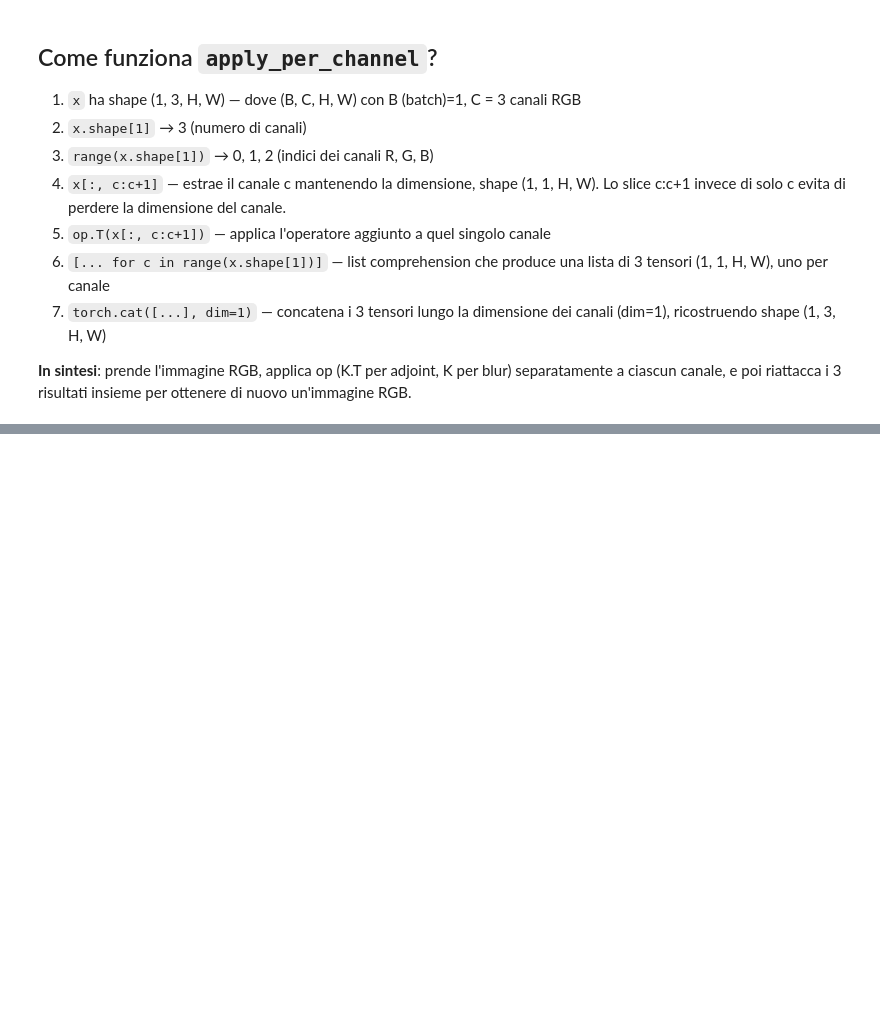
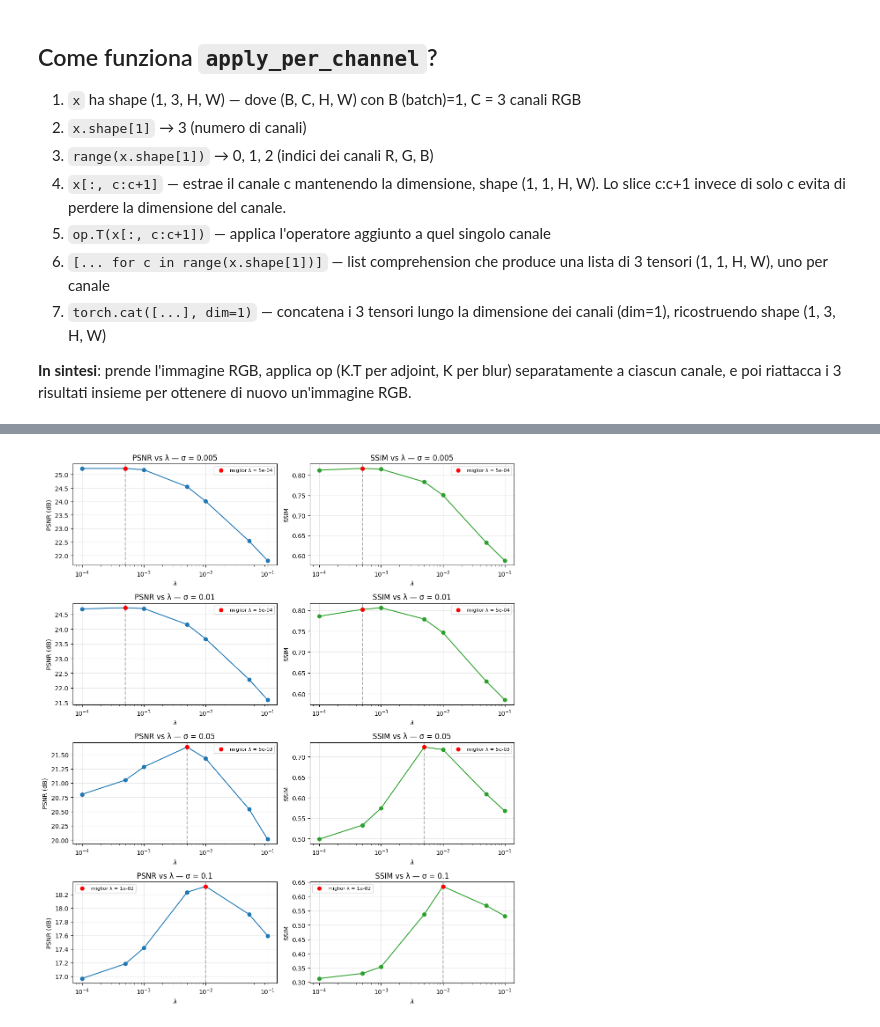
Before and after one commit to cout-angela/projectP_imaging, a Jupyter notebook: group_p_diffPIR.ipynb, the cells around one changed output, grey strips where cells are left out. Cells and saved outputs as stored; diff of their text form; code cells hidden in the pictures; blank space fills up the shorter version.

Commit message:
Aggiunto tv regularization con test per lambda, grafici risultati e immagini

```diff
--- a/group_p_diffPIR.ipynb
+++ b/group_p_diffPIR.ipynb
@@ -459,0 +564,43 @@ Training dataset size: 119915
+# %%
+import matplotlib.pyplot as plt
+import numpy as np
+
+def plot_tv_grid_search(results_grid, noise_level):
+    n_noise = len(noise_level)
+    fig, axes = plt.subplots(n_noise, 2, figsize=(11, 3.2 * n_noise))
+    if n_noise == 1:
+        axes = axes.reshape(1, 2)
+
+    for row, noise in enumerate(noise_level):
+        data = sorted([r for r in results_grid if r['noise'] == noise], key=lambda r: r['lam'])
+        lambdas = [r['lam'] for r in data]
+        psnrs   = [r['psnr'] for r in data]
+        ssims   = [r['ssim'] for r in data]
+        best = max(data, key=lambda r: r['psnr'])
+
+        ax = axes[row, 0]
+        ax.plot(lambdas, psnrs, marker='o', color='tab:blue')
+        ax.axvline(best['lam'], color='gray', linestyle='--', alpha=0.6)
+        ax.scatter([best['lam']], [best['psnr']], color='red', zorder=5,
+                   label=f"miglior λ = {best['lam']:.0e}")
+        ax.set_xscale('log')
+        ax.set_xlabel(r'$\lambda$'); ax.set_ylabel('PSNR (dB)')
+        ax.set_title(f'PSNR vs λ — σ = {noise}')
+        ax.legend(fontsize=8); ax.grid(True, alpha=0.3)
+
+        ax = axes[row, 1]
+        ax.plot(lambdas, ssims, marker='o', color='tab:green')
+        ax.axvline(best['lam'], color='gray', linestyle='--', alpha=0.6)
+        ax.scatter([best['lam']], [best['ssim']], color='red', zorder=5,
+                   label=f"miglior λ = {best['lam']:.0e}")
+        ax.set_xscale('log')
+        ax.set_xlabel(r'$\lambda$'); ax.set_ylabel('SSIM')
+        ax.set_title(f'SSIM vs λ — σ = {noise}')
+        ax.legend(fontsize=8); ax.grid(True, alpha=0.3)
+
+    plt.tight_layout()
+    plt.show()
+
+plot_tv_grid_search(results_grid, noise_level)
+# %% [output]
+[figure, added]
```
Also changed, not shown: parts of 4 cells of this notebook.
